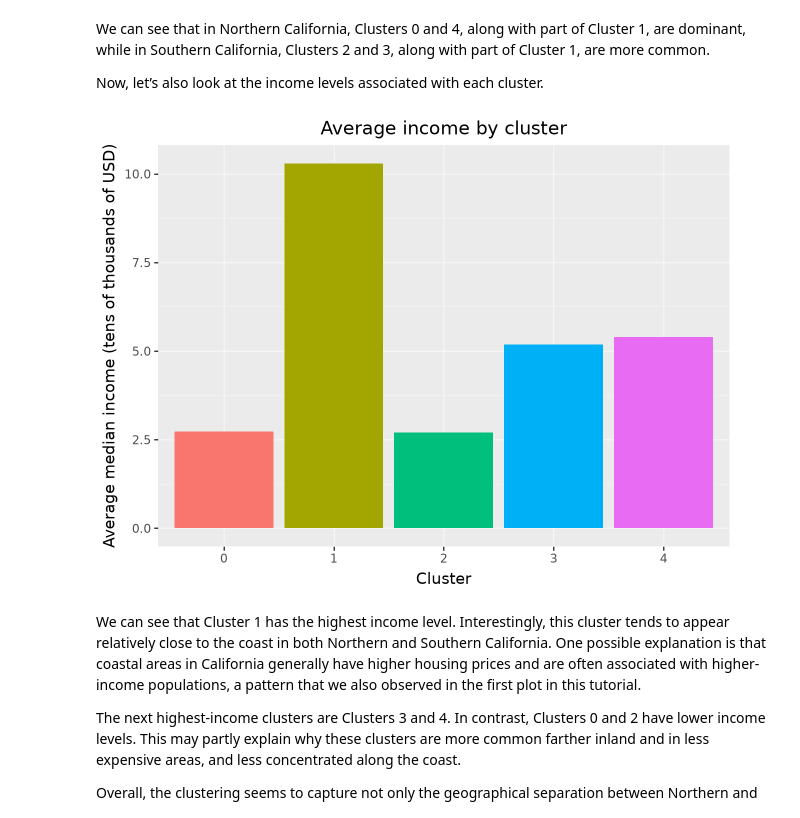
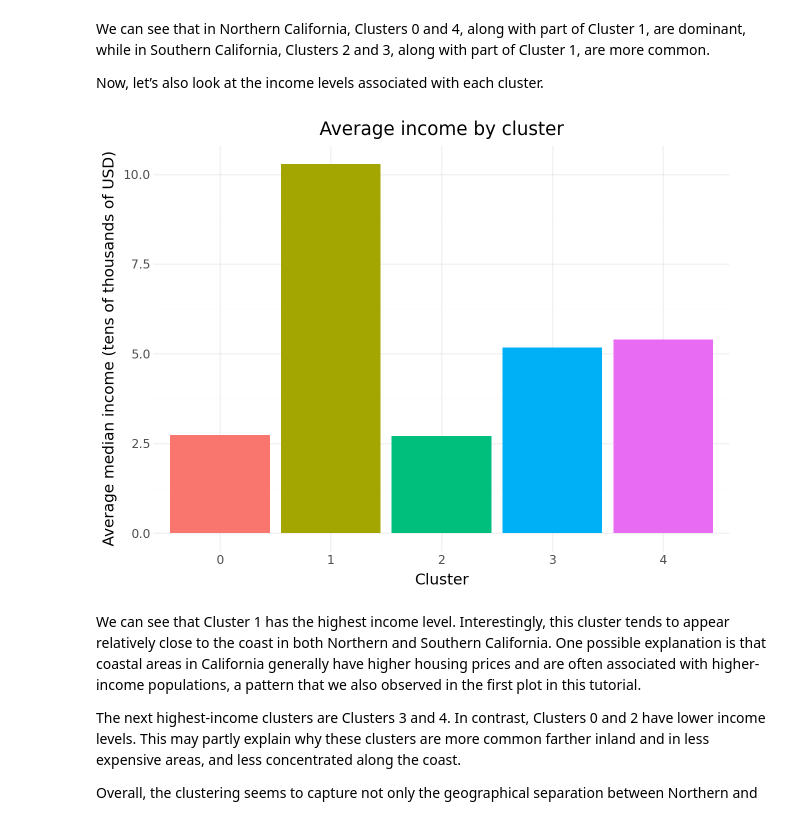
Before and after one commit to idowein/data-science-course-HIT, a Jupyter notebook: Exercise - with Hanit/Tutorial_8.ipynb, the cells around one changed output. Cells and saved outputs as stored; diff of their text form; code cells hidden in the pictures.

Commit message:
fix lat bar chart plotting

```diff
--- a/Exercise - with Hanit/Tutorial_8.ipynb
+++ b/Exercise - with Hanit/Tutorial_8.ipynb
@@ -315,14 +315,25 @@ Now, let’s also look at the income levels associated with each cluster.
 # %%
 income_by_cluster = profile_centers.reset_index().rename(columns={'index': 'cluster'})
 
 (
-    pln.ggplot(income_by_cluster, pln.aes(x='factor(cluster)', y='median_income', fill='factor(cluster)'))
+    pln.ggplot(
+        income_by_cluster,
+        pln.aes(
+            x='factor(cluster)',
+            y='median_income',
+            fill='factor(cluster)',
+        ),
+    )
     + pln.geom_col(show_legend=False)
-    + pln.labs(x='Cluster', y='Average median income (tens of thousands of USD)', title='Average income by cluster')
-    + pln.themes()
+    + pln.labs(
+        x='Cluster',
+        y='Average median income (tens of thousands of USD)',
+        title='Average income by cluster',
+    )
+    + pln.theme_minimal()  # תוקן מ-pln.themes()
 )
 # %% [output]
-[figure, old version]
+[figure, new version]
 # %% [markdown]
 We can see that Cluster 1 has the highest income level. Interestingly, this cluster tends to appear relatively close to the coast in both Northern and Southern California.
 One possible explanation is that coastal areas in California generally have higher housing prices and are often associated with higher-income populations, a pattern that we also observed in the first plot in this tutorial.
```
Also changed, not shown: parts of 1 cell of this notebook.
